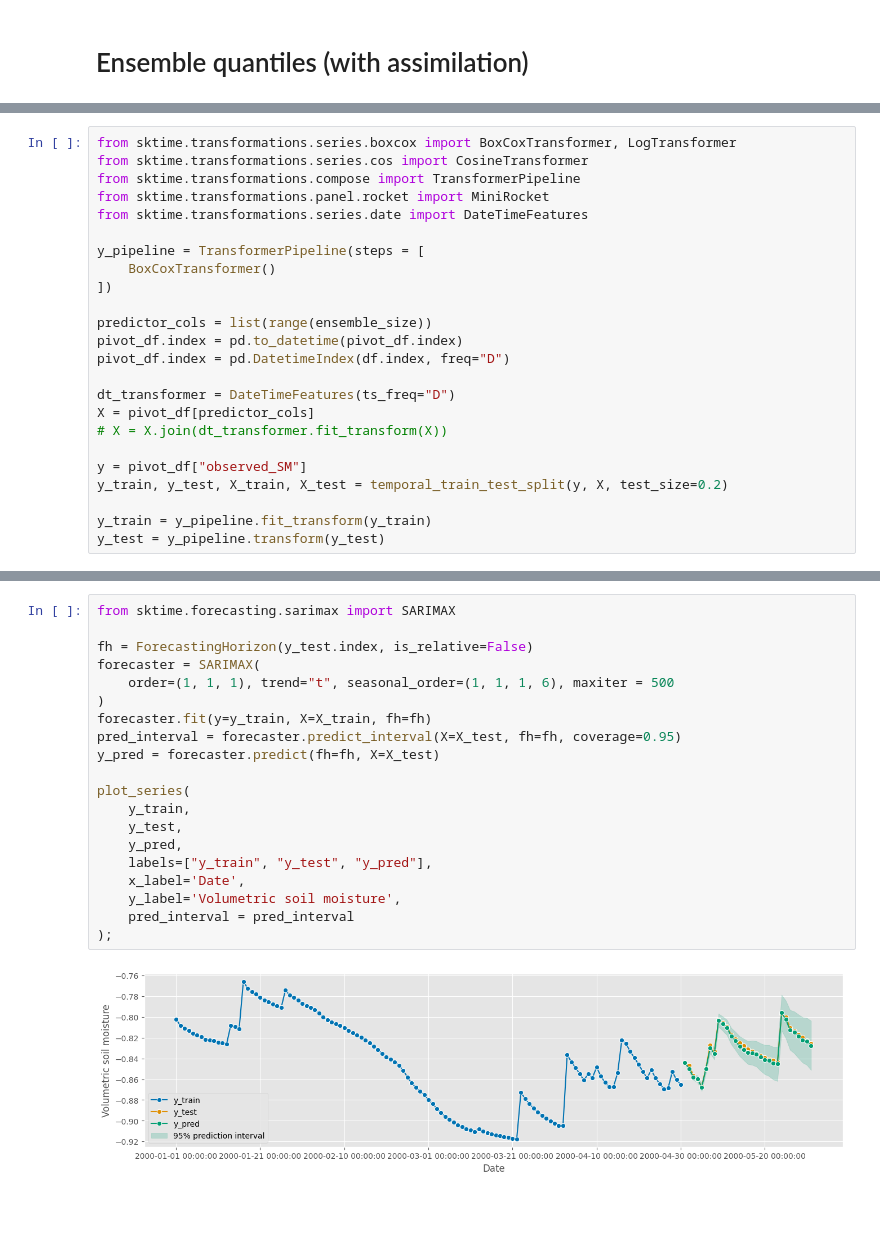
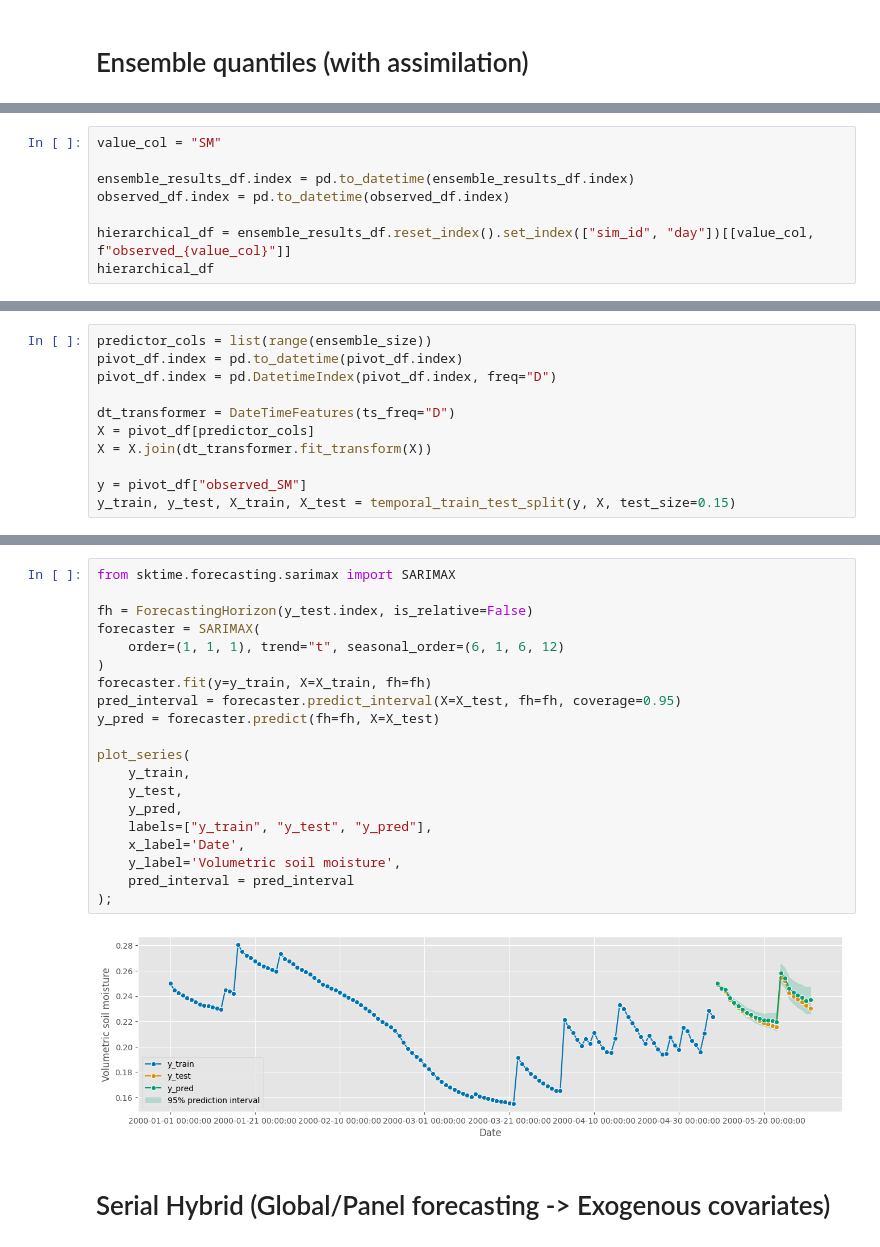
Before and after one commit to JBris/wofost-data-assimilation, a Jupyter notebook: notebooks/serial_hybrid.ipynb, the cells around one changed output, grey strips where cells are left out. Drawn from its saved outputs; the diff is of its cells as text; blank space fills up the shorter version.

Commit message:
updating serial hybrid example

```diff
--- a/notebooks/serial_hybrid.ipynb
+++ b/notebooks/serial_hybrid.ipynb
@@ -240,0 +251,8 @@ fig.autofmt_xdate()
+# %%
+value_col = "SM"
+
+ensemble_results_df.index = pd.to_datetime(ensemble_results_df.index)
+observed_df.index = pd.to_datetime(observed_df.index)
+
+hierarchical_df = ensemble_results_df.reset_index().set_index(["sim_id", "day"])[[value_col, f"observed_{value_col}"]]
+hierarchical_df
@@ -266,25 +374,12 @@ pivot_df
 # %%
-from sktime.transformations.series.boxcox import BoxCoxTransformer, LogTransformer
-from sktime.transformations.series.cos import CosineTransformer
-from sktime.transformations.compose import TransformerPipeline
-from sktime.transformations.panel.rocket import MiniRocket
-from sktime.transformations.series.date import DateTimeFeatures
-
-y_pipeline = TransformerPipeline(steps = [
-    BoxCoxTransformer()
-])
-
 predictor_cols = list(range(ensemble_size))
 pivot_df.index = pd.to_datetime(pivot_df.index)
-pivot_df.index = pd.DatetimeIndex(df.index, freq="D")
+pivot_df.index = pd.DatetimeIndex(pivot_df.index, freq="D")
 
 dt_transformer = DateTimeFeatures(ts_freq="D")
 X = pivot_df[predictor_cols]
-# X = X.join(dt_transformer.fit_transform(X))
+X = X.join(dt_transformer.fit_transform(X))
 
 y = pivot_df["observed_SM"]
-y_train, y_test, X_train, X_test = temporal_train_test_split(y, X, test_size=0.2)
-
-y_train = y_pipeline.fit_transform(y_train)
-y_test = y_pipeline.transform(y_test)
+y_train, y_test, X_train, X_test = temporal_train_test_split(y, X, test_size=0.15)
 # %% [markdown]
@@ -335,22 +387,24 @@ plot_series(
 # %%
 from sktime.forecasting.sarimax import SARIMAX
 
 fh = ForecastingHorizon(y_test.index, is_relative=False)
 forecaster = SARIMAX(
-    order=(1, 1, 1), trend="t", seasonal_order=(1, 1, 1, 6), maxiter = 500
+    order=(1, 1, 1), trend="t", seasonal_order=(6, 1, 6, 12)
 )
 forecaster.fit(y=y_train, X=X_train, fh=fh)
 pred_interval = forecaster.predict_interval(X=X_test, fh=fh, coverage=0.95)
 y_pred = forecaster.predict(fh=fh, X=X_test)
 
 plot_series(
     y_train,
     y_test,
     y_pred,
     labels=["y_train", "y_test", "y_pred"],
     x_label='Date',
     y_label='Volumetric soil moisture',
     pred_interval = pred_interval
 );
 # %% [output]
-[figure, old version]
+[figure, new version]
+# %% [markdown]
+# Serial Hybrid (Global/Panel forecasting -> Exogenous covariates)
```
Also changed, not shown: parts of 20 cells of this notebook.
